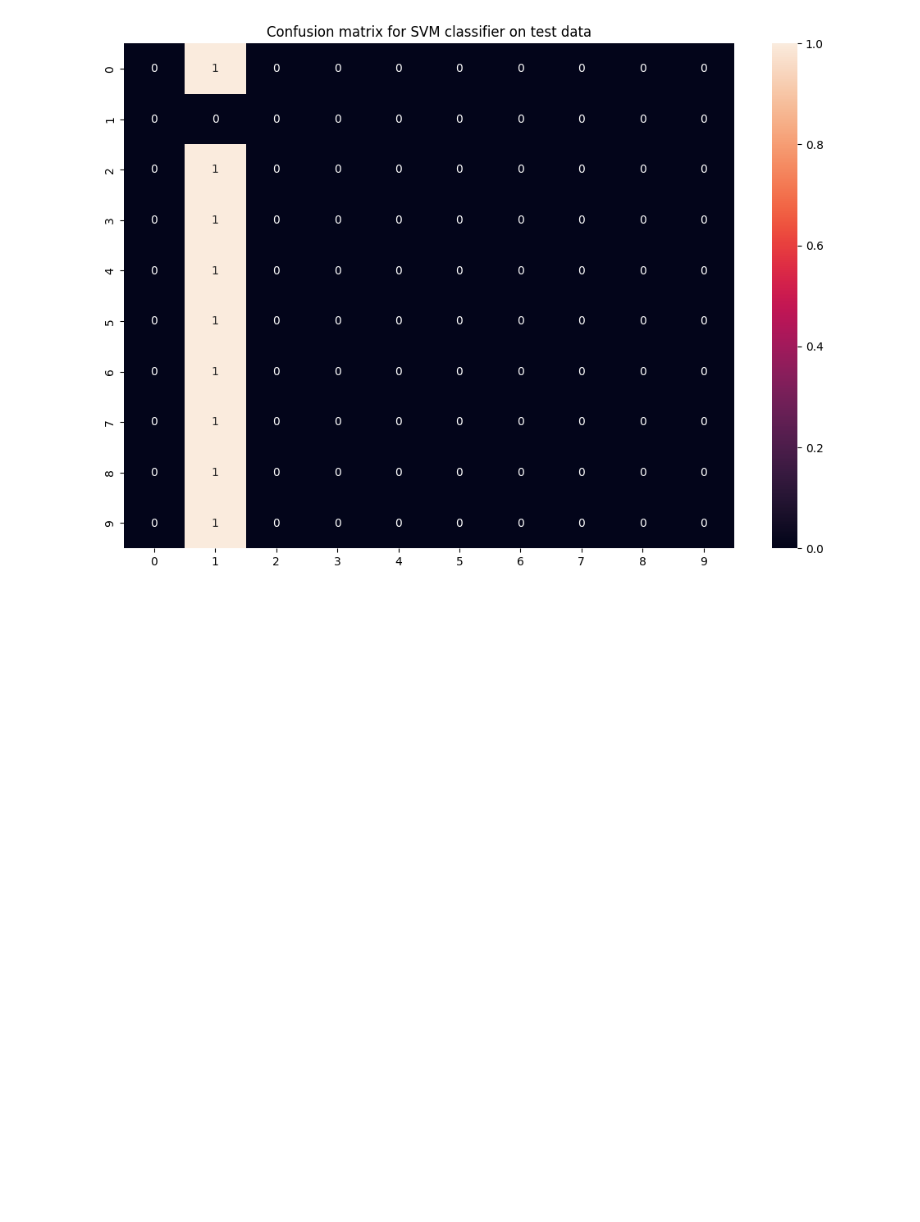
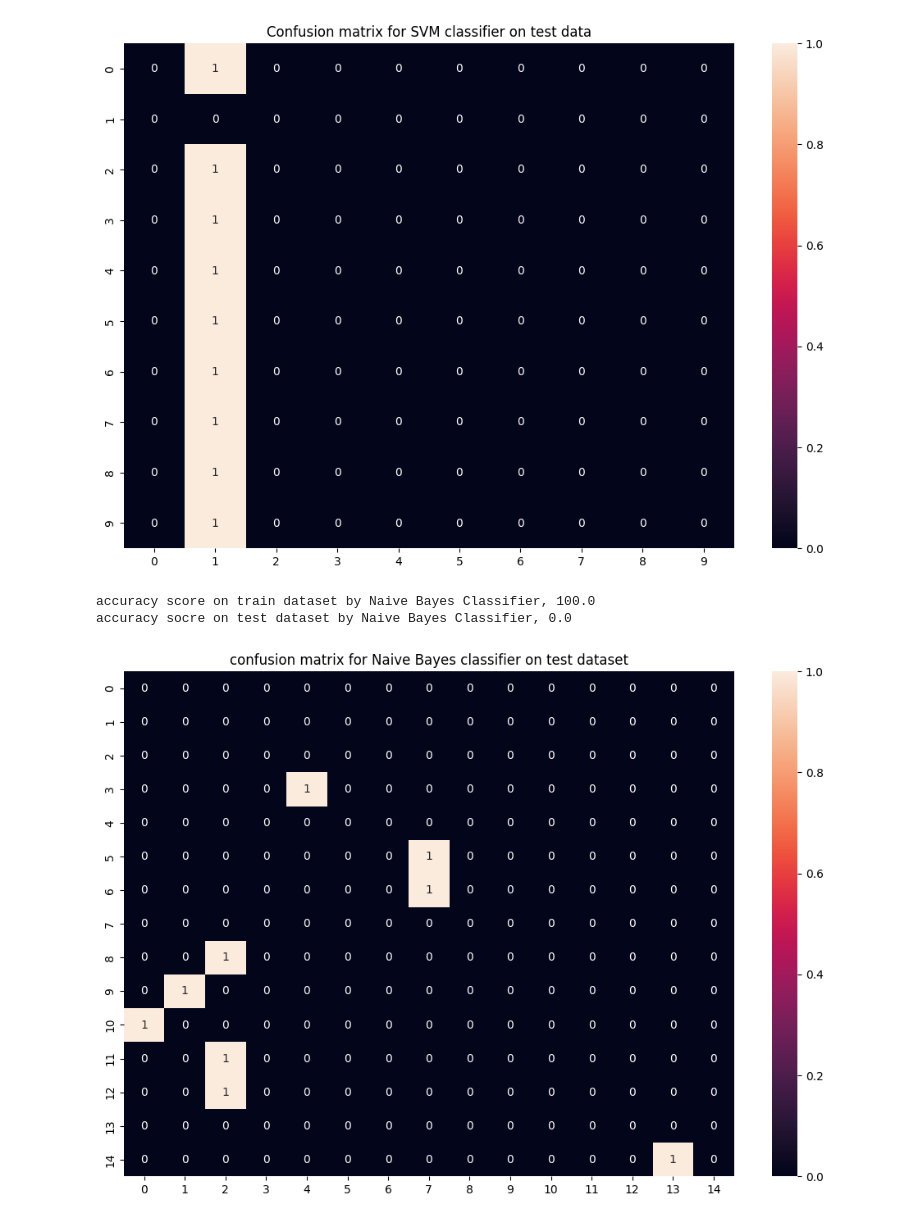
Before and after one commit to santr4/ml_projects, a Jupyter notebook: Disease Prediction using ML/Disease_prediction_ml.ipynb, the cells around one changed output. Saved outputs shown, nothing was run; the diff lists cells and outputs as text; code cells hidden in the pictures; blank space fills up the shorter version.

Commit message:
Disease Prediction using ml

```diff
--- a/Disease Prediction using ML/Disease_prediction_ml.ipynb
+++ b/Disease Prediction using ML/Disease_prediction_ml.ipynb
@@ -171,3 +171,21 @@ plt.show()
 accuracy on train dataset by SVM classifier, 90.9090909090909
 accuracy on test dataset by SVM classifier, 0.0
 [figure]
+# %%
+# Training and testing on Naive Bayes Classifier
+nb_model = GaussianNB()
+nb_model.fit(x_train,y_train)
+pred = nb_model.predict(x_test)
+
+print(f"accuracy score on train dataset by Naive Bayes Classifier, {accuracy_score(y_train,nb_model.predict(x_train))*100}")
+print(f"accuracy socre on test dataset by Naive Bayes Classifier, {accuracy_score(y_test,pred)*100}")
+
+cf_matrix = confusion_matrix(y_test,pred)
+plt.figure(figsize=(12,8))
+sns.heatmap(cf_matrix,annot=True)
+plt.title("confusion matrix for Naive Bayes classifier on test dataset")
+plt.show()
+# %% [output]
+accuracy score on train dataset by Naive Bayes Classifier, 100.0
+accuracy socre on test dataset by Naive Bayes Classifier, 0.0
+[figure, added]
```
